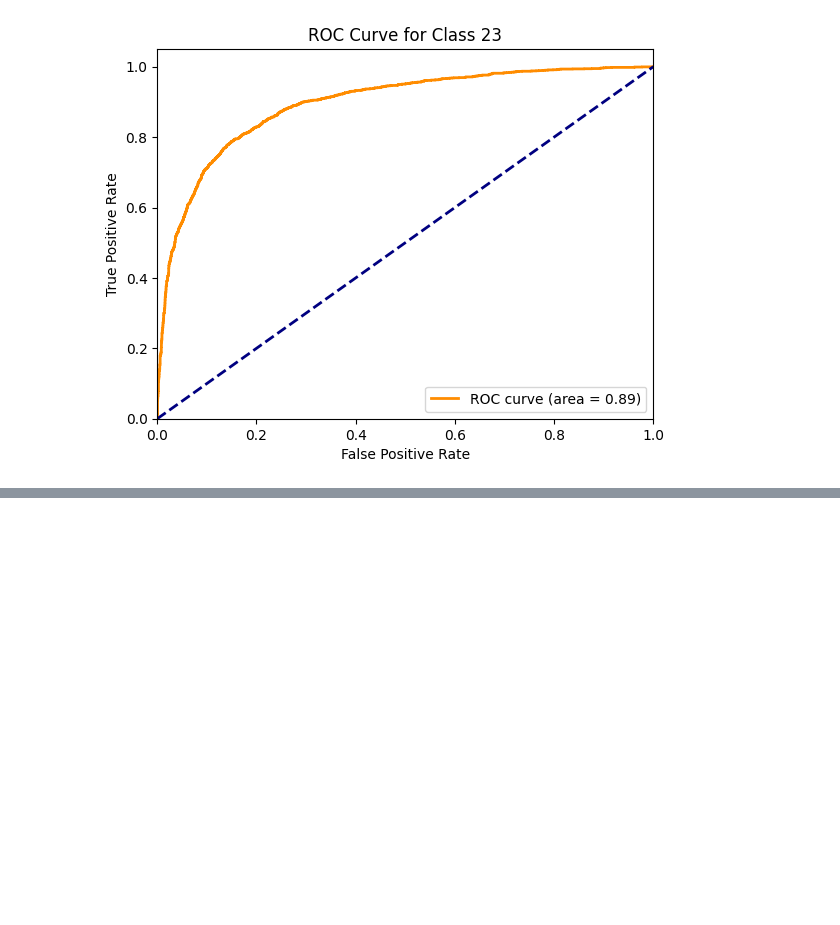
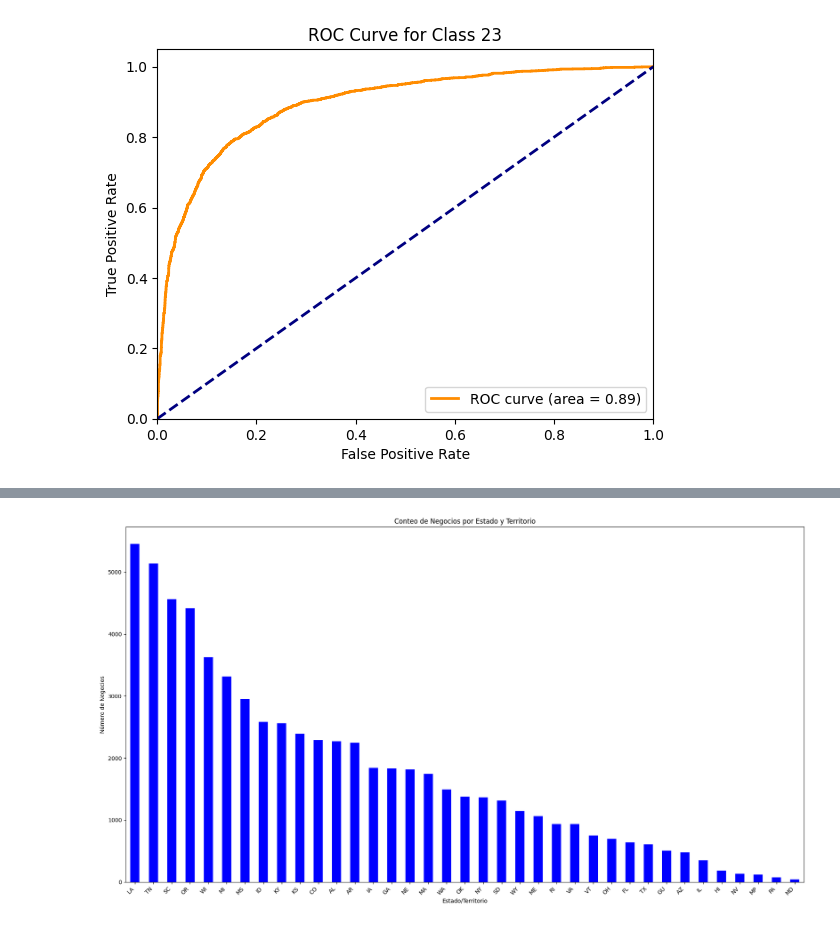
Before and after one commit to Zrive/zrive-ds-1q24-industry-classification, a Jupyter notebook: notebooks/classification_binarized.ipynb, the cells around one changed output, grey strips where cells are left out. Cells and saved outputs as stored; diff of their text form; code cells hidden in the pictures; blank space fills up the shorter version.

```diff
--- a/notebooks/classification_binarized.ipynb
+++ b/notebooks/classification_binarized.ipynb
@@ -922,0 +925,13 @@ AUC de la Curva de Precisión-Recall: 0.83
+# %%
+df_sbs= pd.read_csv('../src/data/sba_dataset.csv')
+df_sbs_1= pd.read_csv('../src/data/SBS_Certified_Business_List.csv')
+
+df_sbs_1 = df_sbs_1[['Business_Description', 'ID6_digit_NAICS_code','State']]
+print(df_sbs_1.columns)
+
+df_sbs_1 = df_sbs_1.rename(columns={'ID6_digit_NAICS_code': 'NAICS'})
+df_sbs_1 = df_sbs_1.dropna()
+print(df_sbs_1.head())
+# Mostrar las primeras filas del DataFrame resultante para verificar los cambios
+
+print("longitud df: ", df_sbs_1.shape[0])
@@ -922,0 +947,33 @@ AUC de la Curva de Precisión-Recall: 0.83
+# %%
+states_of_interest = ['AL', 'AK', 'AZ', 'AR', 'CA', 'CO', 'CT', 'DE', 'FL', 'GA',
+                      'HI', 'ID', 'IL', 'IN', 'IA', 'KS', 'KY', 'LA', 'ME', 'MD',
+                      'MA', 'MI', 'MN', 'MS', 'MO', 'MT', 'NE', 'NV', 'NH', 'NJ',
+                      'NM', 'NY', 'NC', 'ND', 'OH', 'OK', 'OR', 'PA', 'RI', 'SC',
+                      'SD', 'TN', 'TX', 'UT', 'VT', 'VA', 'WA', 'WV', 'WI', 'WY',
+                      'GU', 'MP']
+
+# Filtrar filas donde 'FULL_ADDRESS' no es NaN
+df_filtered = df_sbs[df_sbs['FULL_ADDRESS'].notna()]
+
+# Extraer el estado de cada dirección
+df_filtered['STATE'] = df_filtered['FULL_ADDRESS'].str.extract(r', (\w{2}) ')
+
+# Filtrar filas donde 'STATE' está en la lista de interés
+df_filtered = df_filtered[df_filtered['STATE'].isin(states_of_interest)]
+
+# Contar cuántas veces aparece cada estado
+state_counts = df_filtered['STATE'].value_counts()
+
+# Configurar el gráfico de barras
+plt.figure(figsize=(18, 10))  # Ajustar tamaño según necesidad
+state_counts.plot(kind='bar', color='blue')  # Puedes cambiar el color según preferencias
+plt.title('Conteo de Negocios por Estado y Territorio')
+plt.xlabel('Estado/Territorio')
+plt.ylabel('Número de Negocios')
+plt.xticks(rotation=45, ha='right')  # Rotar etiquetas para mejor lectura
+
+# Mostrar el gráfico
+plt.tight_layout()
+plt.show()
+# %% [output]
+[figure, added]
```
Also changed, not shown: parts of 3 cells of this notebook.
